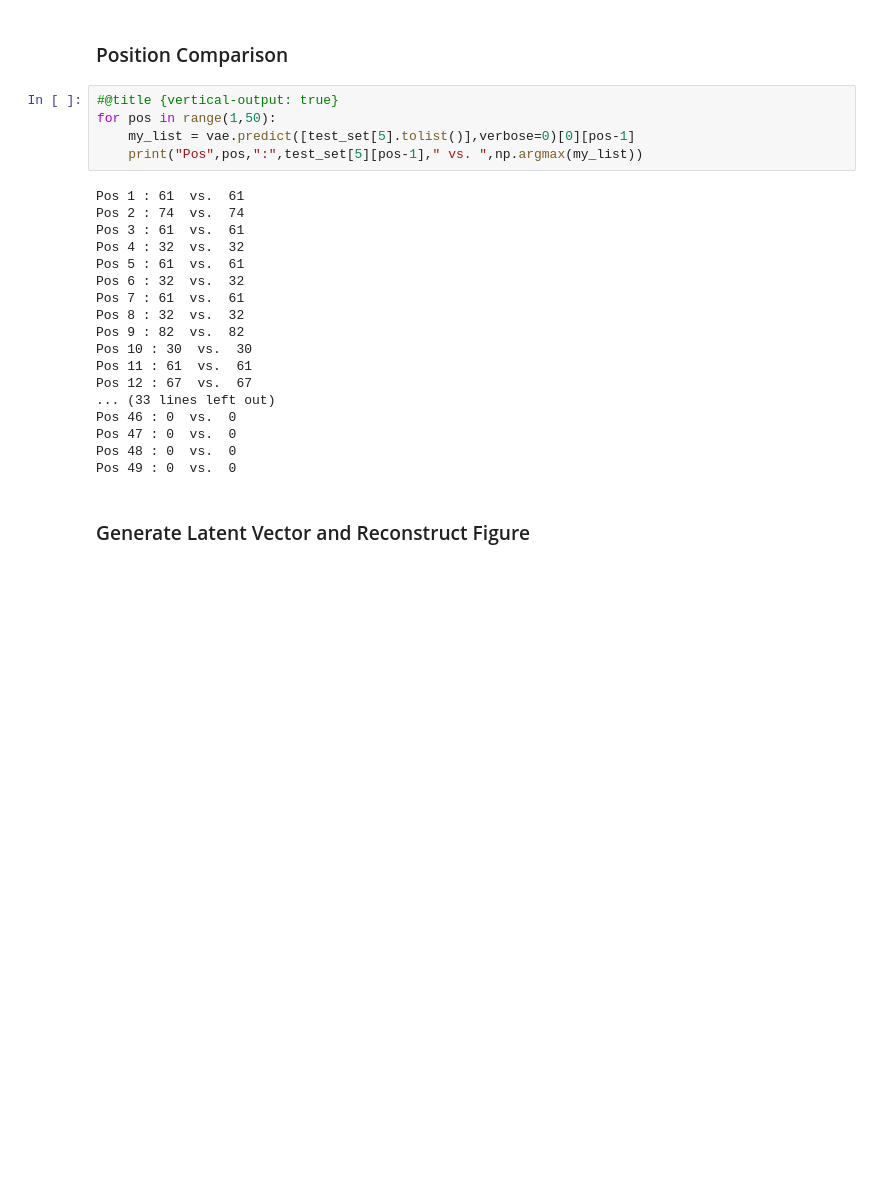
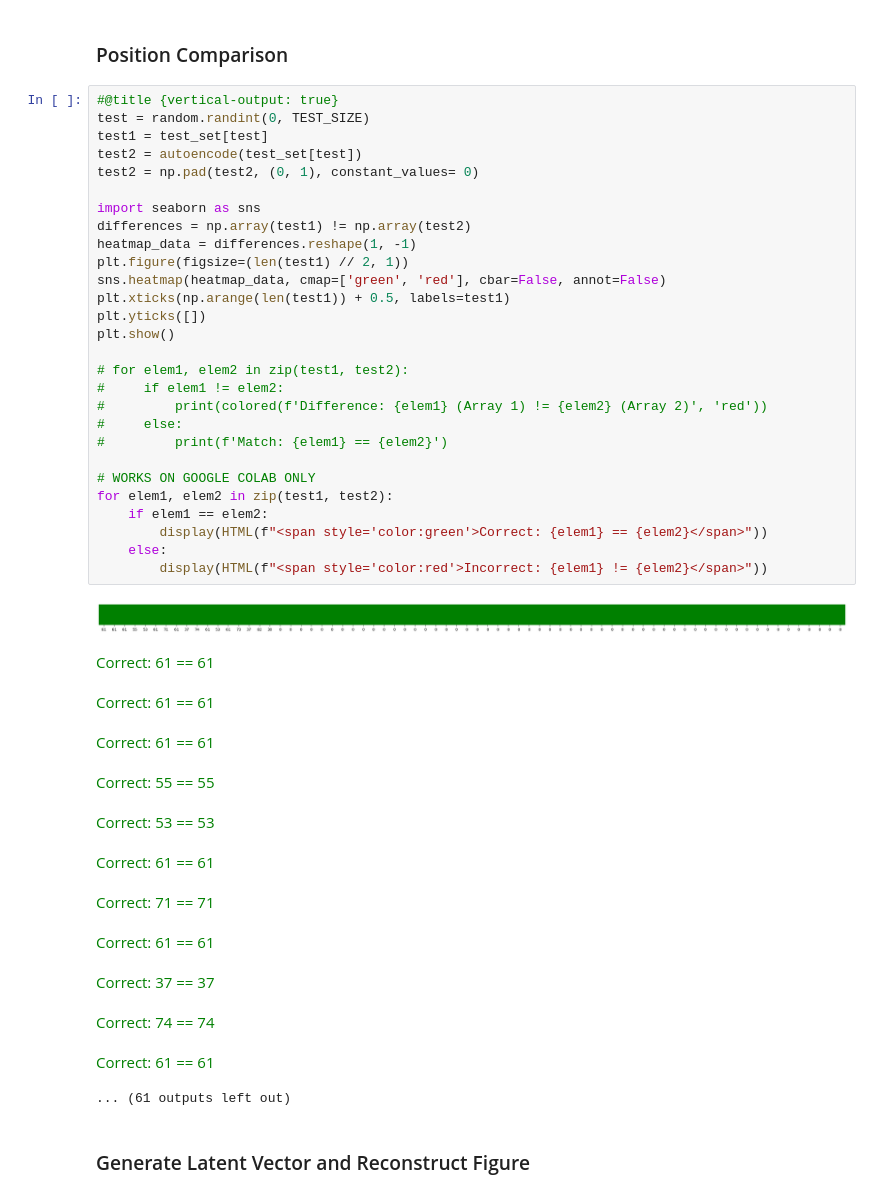
Before and after one commit to MisaelManingo/ChemVATS, a Jupyter notebook: THESIS.ipynb, the cells around one changed output. Cells and saved outputs as stored; diff of their text form; blank space fills up the shorter version.

```diff
--- a/THESIS.ipynb
+++ b/THESIS.ipynb
@@ -576,29 +489,48 @@ vae.evaluate(
 KeyboardInterrupt: ignored
 # %% [markdown]
 ### Position Comparison
-# %%
-#@title {vertical-output: true}
-for pos in range(1,50):
-    my_list = vae.predict([test_set[5].tolist()],verbose=0)[0][pos-1]
-    print("Pos",pos,":",test_set[5][pos-1]," vs. ",np.argmax(my_list))
-# %% [output]
-Pos 1 : 61  vs.  61
-Pos 2 : 74  vs.  74
-Pos 3 : 61  vs.  61
-Pos 4 : 32  vs.  32
-Pos 5 : 61  vs.  61
-Pos 6 : 32  vs.  32
-Pos 7 : 61  vs.  61
-Pos 8 : 32  vs.  32
-Pos 9 : 82  vs.  82
-Pos 10 : 30  vs.  30
-Pos 11 : 61  vs.  61
-Pos 12 : 67  vs.  67
-... (33 lines left out)
-Pos 46 : 0  vs.  0
-Pos 47 : 0  vs.  0
-Pos 48 : 0  vs.  0
-Pos 49 : 0  vs.  0
+# %%
+#@title {vertical-output: true}
+test = random.randint(0, TEST_SIZE)
+test1 = test_set[test]
+test2 = autoencode(test_set[test])
+test2 = np.pad(test2, (0, 1), constant_values= 0)
+
+import seaborn as sns
+differences = np.array(test1) != np.array(test2)
+heatmap_data = differences.reshape(1, -1)
+plt.figure(figsize=(len(test1) // 2, 1))
+sns.heatmap(heatmap_data, cmap=['green', 'red'], cbar=False, annot=False)
+plt.xticks(np.arange(len(test1)) + 0.5, labels=test1)
+plt.yticks([])
+plt.show()
+
+# for elem1, elem2 in zip(test1, test2):
+#     if elem1 != elem2:
+#         print(colored(f'Difference: {elem1} (Array 1) != {elem2} (Array 2)', 'red'))
+#     else:
+#         print(f'Match: {elem1} == {elem2}')
+
+# WORKS ON GOOGLE COLAB ONLY
+for elem1, elem2 in zip(test1, test2):
+    if elem1 == elem2:
+        display(HTML(f"<span style='color:green'>Correct: {elem1} == {elem2}</span>"))
+    else:
+        display(HTML(f"<span style='color:red'>Incorrect: {elem1} != {elem2}</span>"))
+# %% [output]
+[figure, added]
+Correct: 61 == 61
+Correct: 61 == 61
+Correct: 61 == 61
+Correct: 55 == 55
+Correct: 53 == 53
+Correct: 61 == 61
+Correct: 71 == 71
+Correct: 61 == 61
+Correct: 37 == 37
+Correct: 74 == 74
+Correct: 61 == 61
+... (61 outputs left out)
 # %% [markdown]
 ### Generate Latent Vector and Reconstruct Figure
 # %%
```
Also changed, not shown: parts of 34 cells of this notebook.
